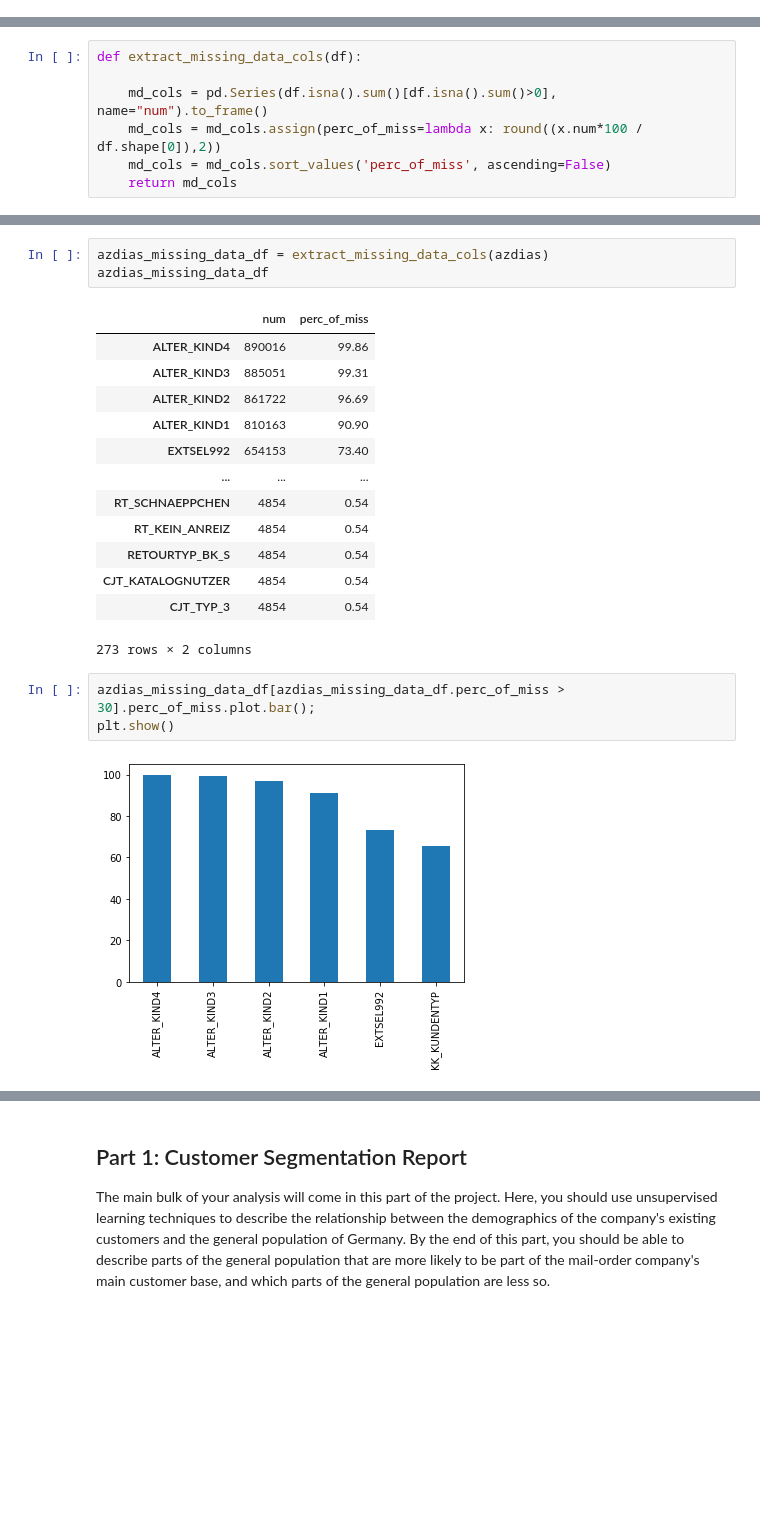
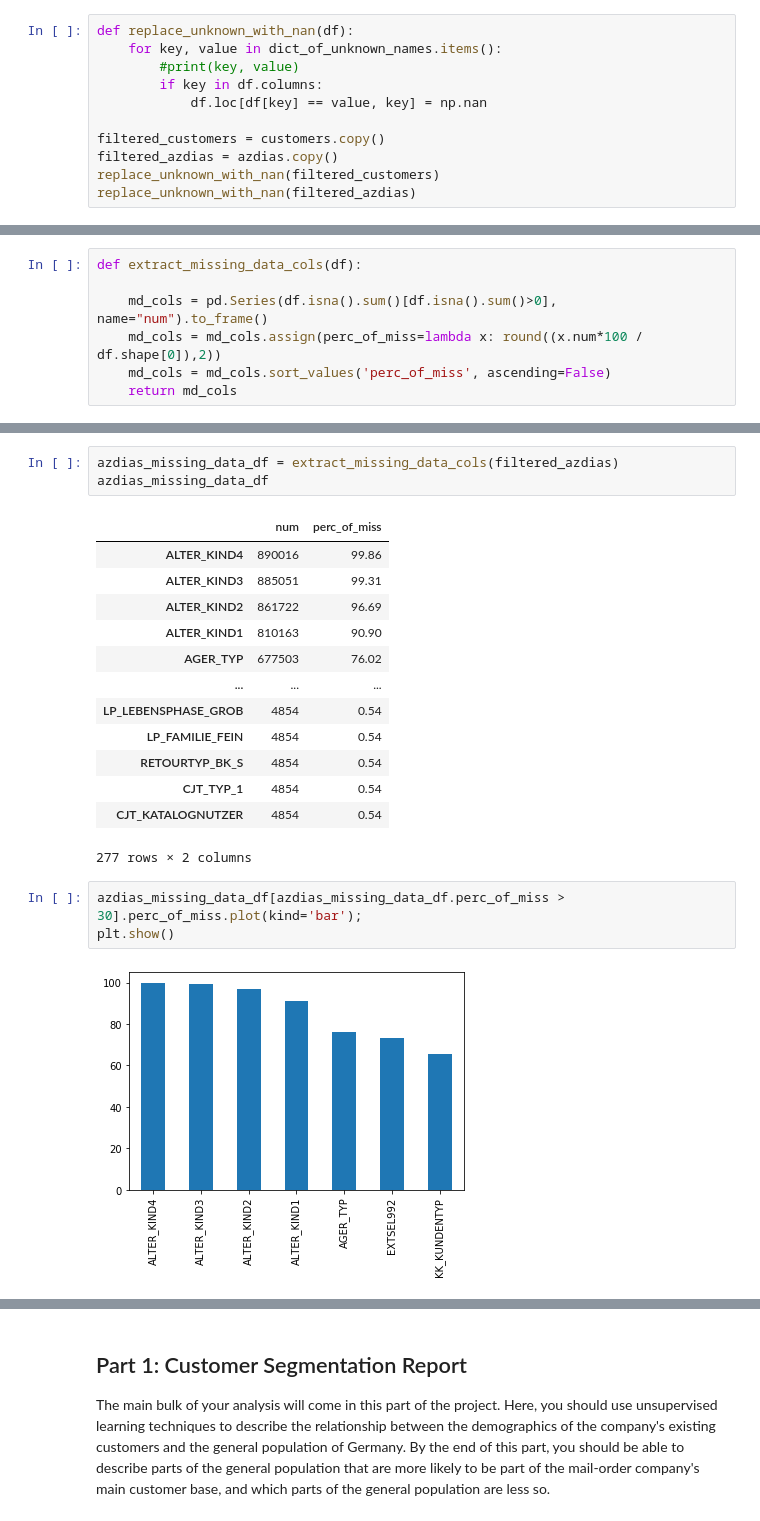
Before and after one commit to yukan97/Bertelsmann-Arvato-Capstone-Project, a Jupyter notebook: Arvato Project Workbook.ipynb, the cells around one changed output, grey strips where cells are left out. Cells and saved outputs as stored; diff of their text form; blank space fills up the shorter version.

Commit message:
refactor: updated NaN handling
Checked dataset for "unknown" values according to the DIAS Attributes - Values 2017.xlsx, all matching values are changed to NaN

```diff
--- a/Arvato Project Workbook.ipynb
+++ b/Arvato Project Workbook.ipynb
@@ -234,0 +285,11 @@ Length: 369, dtype: int64
+# %%
+def replace_unknown_with_nan(df):
+    for key, value in dict_of_unknown_names.items():
+        #print(key, value)
+        if key in df.columns:
+            df.loc[df[key] == value, key] = np.nan
+
+filtered_customers = customers.copy()
+filtered_azdias = azdias.copy()
+replace_unknown_with_nan(filtered_customers)
+replace_unknown_with_nan(filtered_azdias)
@@ -279,5 +342,5 @@ Length: 366, dtype: int64
 # %%
-azdias_missing_data_df = extract_missing_data_cols(azdias)
+azdias_missing_data_df = extract_missing_data_cols(filtered_azdias)
 azdias_missing_data_df
 # %% [output]
 |  | num | perc_of_miss |
@@ -285,16 +348,16 @@ azdias_missing_data_df
 | ALTER_KIND3 | 885051 | 99.31 |
 | ALTER_KIND2 | 861722 | 96.69 |
 | ALTER_KIND1 | 810163 | 90.90 |
-| EXTSEL992 | 654153 | 73.40 |
+| AGER_TYP | 677503 | 76.02 |
 | ... | ... | ... |
-| RT_SCHNAEPPCHEN | 4854 | 0.54 |
-| RT_KEIN_ANREIZ | 4854 | 0.54 |
+| LP_LEBENSPHASE_GROB | 4854 | 0.54 |
+| LP_FAMILIE_FEIN | 4854 | 0.54 |
 | RETOURTYP_BK_S | 4854 | 0.54 |
+| CJT_TYP_1 | 4854 | 0.54 |
 | CJT_KATALOGNUTZER | 4854 | 0.54 |
-| CJT_TYP_3 | 4854 | 0.54 |
-273 rows × 2 columns
+277 rows × 2 columns
 # %%
-azdias_missing_data_df[azdias_missing_data_df.perc_of_miss > 30].perc_of_miss.plot.bar();
+azdias_missing_data_df[azdias_missing_data_df.perc_of_miss > 30].perc_of_miss.plot(kind='bar');
 plt.show()
 # %% [output]
-[figure, old version]
+[figure, new version]
```
Also changed, not shown: parts of 24 cells of this notebook, 1 other file.
